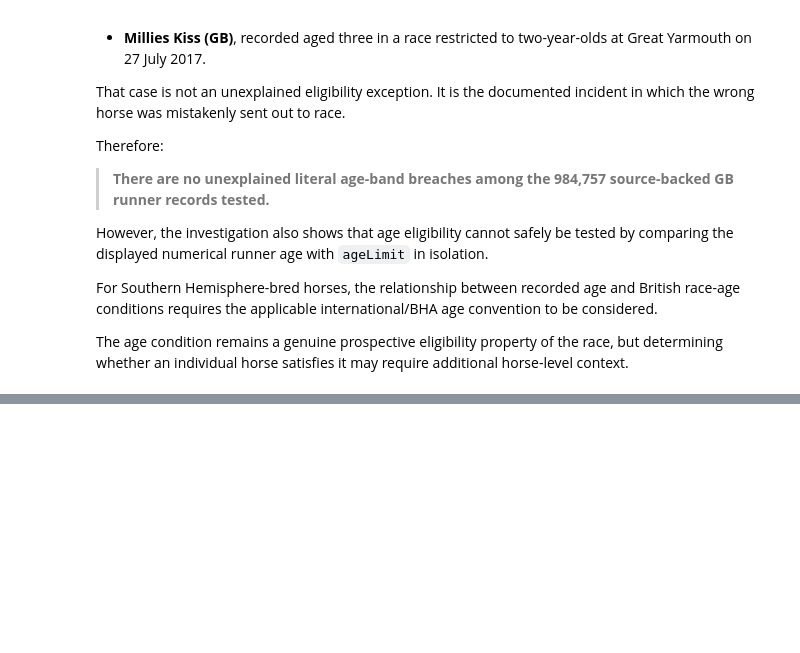
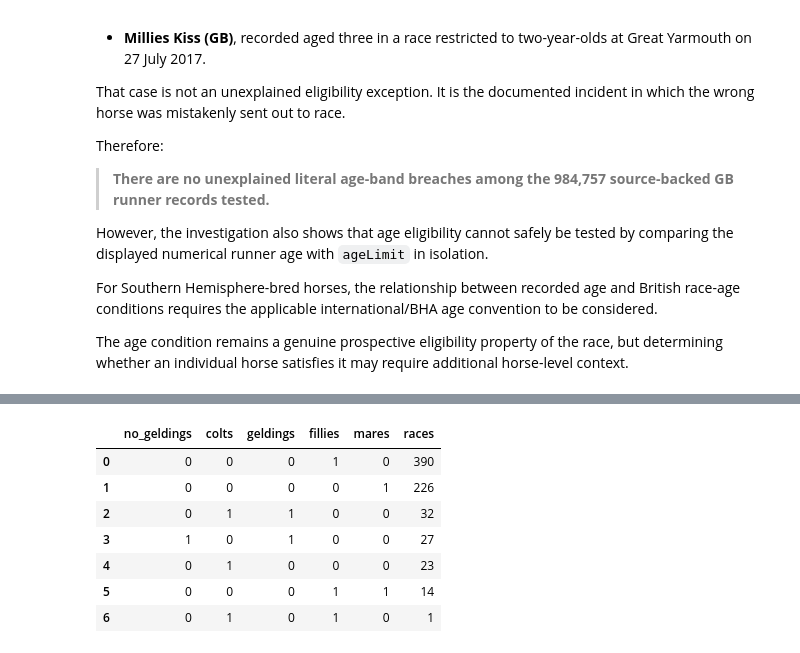
Before and after one commit to rjmac22/inside-rails-horse-racing, a Jupyter notebook: studies/jurisdictions/great_britain/05_what_is_a_british_horse_race.ipynb, the cells around one changed output, grey strips where cells are left out. Saved outputs shown, nothing was run; the diff lists cells and outputs as text; code cells hidden in the pictures; blank space fills up the shorter version.

```diff
--- a/studies/jurisdictions/great_britain/05_what_is_a_british_horse_race.ipynb
+++ b/studies/jurisdictions/great_britain/05_what_is_a_british_horse_race.ipynb
@@ -7734,0 +10296,90 @@ additional horse-level context.
+# %%
+# Characterise the 713 blank `sex_rest_raw` races containing obvious
+# sex-related wording.
+#
+# Why:
+#
+# The cue counts overlap. Before selecting races for BHA verification we need
+# to know which combinations actually occur, so the later sample represents
+# distinct source patterns rather than repeatedly sampling one common pattern.
+#
+# The race-name wording remains a sample-selection device only. It is not
+# treated as authoritative evidence of eligibility.
+
+with connect_read_only(DATABASE) as connection:
+
+    blank_sex_cue_combinations = pd.read_sql_query(
+        """
+        WITH blank_races AS (
+            SELECT
+                LOWER(COALESCE(race_name_raw, '')) AS race_name_lower
+            FROM view_gb_reconciled_race_occurrences_with_racecourse
+            WHERE sex_rest_raw IS NULL
+               OR TRIM(sex_rest_raw) = ''
+        ),
+
+        flagged AS (
+            SELECT
+                CASE
+                    WHEN race_name_lower LIKE '%no gelding%'
+                    THEN 1 ELSE 0
+                END AS no_geldings,
+
+                CASE
+                    WHEN race_name_lower LIKE '%colt%'
+                    THEN 1 ELSE 0
+                END AS colts,
+
+                CASE
+                    WHEN race_name_lower LIKE '%gelding%'
+                    THEN 1 ELSE 0
+                END AS geldings,
+
+                CASE
+                    WHEN race_name_lower LIKE '%fillies%'
+                      OR race_name_lower LIKE '%filly%'
+                    THEN 1 ELSE 0
+                END AS fillies,
+
+                CASE
+                    WHEN race_name_lower LIKE '%mares%'
+                      OR race_name_lower LIKE '%mare%'
+                    THEN 1 ELSE 0
+                END AS mares
+            FROM blank_races
+        )
+
+        SELECT
+            no_geldings,
+            colts,
+            geldings,
+            fillies,
+            mares,
+            COUNT(*) AS races
+        FROM flagged
+        WHERE no_geldings = 1
+           OR colts = 1
+           OR geldings = 1
+           OR fillies = 1
+           OR mares = 1
+        GROUP BY
+            no_geldings,
+            colts,
+            geldings,
+            fillies,
+            mares
+        ORDER BY races DESC
+        """,
+        connection,
+    )
+
+
+assert int(blank_sex_cue_combinations["races"].sum()) == 713
+
+
+print("Cue-bearing blank races:", blank_sex_cue_combinations["races"].sum())
+print("Distinct cue combinations:", len(blank_sex_cue_combinations))
+print()
+
+display(blank_sex_cue_combinations)
+# %% [output]
@@ -7734,0 +10388,8 @@ additional horse-level context.
+|  | no_geldings | colts | geldings | fillies | mares | races |
+| 0 | 0 | 0 | 0 | 1 | 0 | 390 |
+| 1 | 0 | 0 | 0 | 0 | 1 | 226 |
+| 2 | 0 | 1 | 1 | 0 | 0 | 32 |
+| 3 | 1 | 0 | 1 | 0 | 0 | 27 |
+| 4 | 0 | 1 | 0 | 0 | 0 | 23 |
+| 5 | 0 | 0 | 0 | 1 | 1 | 14 |
+| 6 | 0 | 1 | 0 | 1 | 0 | 1 |
```
Also changed, not shown: parts of 52 cells of this notebook.
